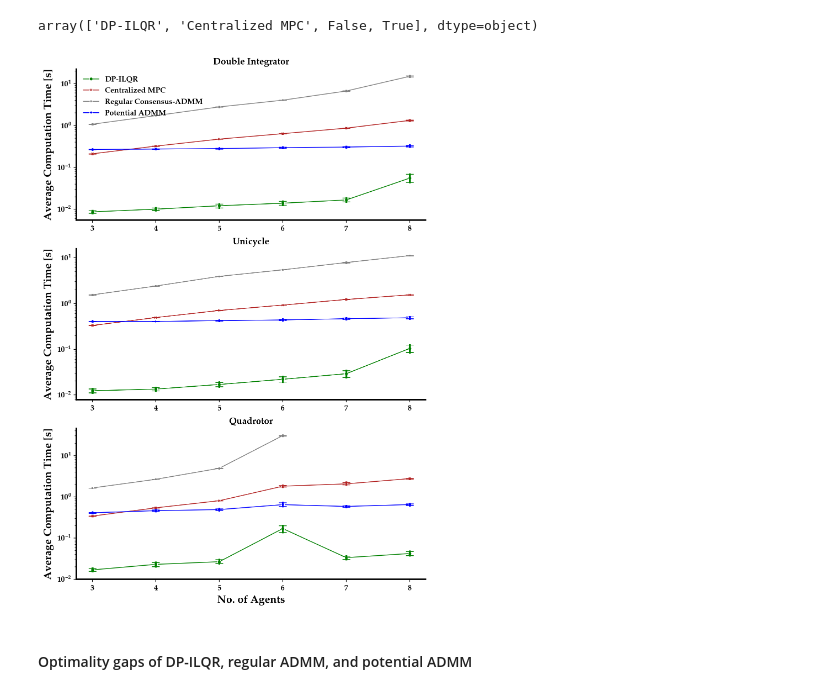
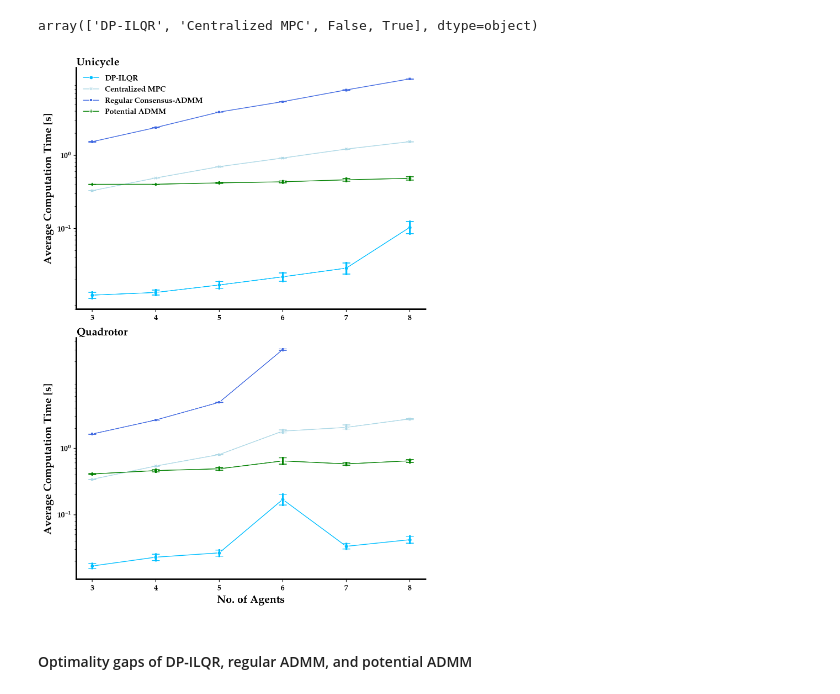
Before and after one commit to labicon/Potential-ADMM_code, a Jupyter notebook: distributed_ADMM/monte_carlo_analysis.ipynb, the cells around one changed output. Drawn from its saved outputs; the diff is of its cells as text; code cells hidden in the pictures.

Commit message:
fixed bugs in final data

```diff
--- a/distributed_ADMM/monte_carlo_analysis.ipynb
+++ b/distributed_ADMM/monte_carlo_analysis.ipynb
@@ -59,61 +59,61 @@ quadrotor_times = times_comparison.loc[times_comparison['dynamics']=='quadrotor'
 double_int_times = times_comparison.loc[times_comparison['dynamics']=='double_int']
 unicycle_times= times_comparison.loc[times_comparison['dynamics']=='unicycle']
 # %%
-fig, axes = plt.subplots(3, 1, figsize=(7, 10), dpi=200)
+fig, axes = plt.subplots(2, 1, figsize=(7, 10), dpi=200)
 err_kws = {'capsize': 5, 'capthick': 1, 'elinewidth': 2.5}
-
-# Plot data for Double Integrator
-sns.lineplot(data=double_int_times, x="n_agents", y="t_solve_avg", hue='SOVA_admm', lw=1, style='SOVA_admm',
-             dashes=False, markers=True, markersize=4.5, palette=["green", "firebrick", "grey", "blue"],
-             err_style='bars', err_kws=err_kws, ax=axes[0])
-axes[0].set_title('Double Integrator', fontname=font_family, fontsize=12, weight='bold')
-axes[0].set_yscale('log')  # Set y-axis to logarithmic scale
-axes[0].set_yticks([0.01, 0.1, 1, 10])  # Set specific y-tick locations
-axes[0].set_xlabel('')
+custom_palette = ["deepskyblue", "lightblue", "royalblue", "green"]
+# # Plot data for Double Integrator
+# sns.lineplot(data=double_int_times, x="n_agents", y="t_solve_avg", hue='SOVA_admm', lw=1, style='SOVA_admm',
+#              dashes=False, markers=True, markersize=4.5, palette=["green", "firebrick", "grey", "blue"],
+#              err_style='bars', err_kws=err_kws, ax=axes[0])
+# axes[0].set_title('Double Integrator', fontname=font_family, fontsize=12, weight='bold')
+# axes[0].set_yscale('log')  # Set y-axis to logarithmic scale
+# axes[0].set_yticks([0.1, 1, 10])  # Set specific y-tick locations
+# axes[0].set_xlabel('')
 # Plot data for Unicycle
 sns.lineplot(data=unicycle_times, x="n_agents", y="t_solve_avg", hue='SOVA_admm', lw=1, style='SOVA_admm',
-             dashes=False, markers=True, markersize=4.5, palette=["green", "firebrick", "grey", "blue"],
-             err_style='bars', err_kws=err_kws, ax=axes[1])
-axes[1].set_title('Unicycle', fontname=font_family, fontsize=12, weight='bold')
-axes[1].set_yscale('log')  # Set y-axis to logarithmic scale
-axes[1].set_yticks([0.01, 0.1, 1, 10])  # Set specific y-tick locations
-axes[1].set_xlabel('')
+             dashes=False, markers=True, markersize=5, palette=custom_palette,
+             err_style='bars', err_kws=err_kws, ax=axes[0])
+axes[0].set_title('Unicycle', fontname=font_family, fontsize=14, weight='bold',loc='left', pad=-15)
+axes[0].set_yscale('log')  # Set y-axis to logarithmic scale
+axes[0].set_yticks([0.1, 1])  # Set specific y-tick locations
+axes[0].set_xlabel('')
 # Plot data for Quadrotor
 sns.lineplot(data=quadrotor_times, x="n_agents", y="t_solve_avg", hue='SOVA_admm', lw=1, style='SOVA_admm',
-             dashes=False, markers=True, markersize=4.5, palette=["green", "firebrick", "grey", "blue"],
-             err_style='bars', err_kws=err_kws, ax=axes[2])
-axes[2].set_title('Quadrotor', fontname=font_family, fontsize=12, weight='bold')
-axes[2].set_yscale('log')  # Set y-axis to logarithmic scale
-axes[2].set_yticks([0.01, 0.1, 1, 10])  # Set specific y-tick locations
-axes[2].set_xticks([3, 4, 5, 6, 7, 8])
+             dashes=False, markers=True, markersize=5, palette=custom_palette,
+             err_style='bars', err_kws=err_kws, ax=axes[1])
+axes[1].set_title('Quadrotor', fontname=font_family, fontsize=14, weight='bold',loc='left', pad=-15)
+axes[1].set_yscale('log')  # Set y-axis to logarithmic scale
+axes[1].set_yticks([0.1, 1])  # Set specific y-tick locations
+axes[1].set_xticks([3, 4, 5, 6, 7, 8])
 # Customize plot appearance
 # Customize plot appearance
 font = FontProperties(family=font_family, weight='bold')
 for ax in axes:
     for axis in ['bottom', 'left']:
         ax.spines[axis].set_linewidth(2.0)
     ax.spines['top'].set_visible(False)
     ax.spines['right'].set_visible(False)
 
     ax.set_ylabel('Average Computation Time [s]', fontname=font_family, fontsize=14, weight='bold')
     ax.legend().set_visible(False)  # Remove legend for all sub-figures
 for ax in axes.flatten():
     ax.yaxis.get_offset_text().set_font_properties(font)
     labels = ax.get_xticklabels() + ax.get_yticklabels()
     [label.set_fontname(font_family) for label in labels]
     [label.set_fontweight('bold') for label in labels]
 
 # Add legend only to the first sub-figure
 axes[0].legend(labels=['DP-ILQR', 'Centralized MPC', 'Regular Consensus-ADMM', 'Potential ADMM'], frameon=False,
                prop={'family': font_family, 'weight': 'bold', 'size': 10})
 font = FontProperties(family=font_family, weight='bold')
 axes[-1].yaxis.get_offset_text().set_font_properties(font)
 axes[-1].set_xlabel('No. of Agents', fontname=font_family, fontsize=14, weight='bold')
 
 # Save the figure
 plt.savefig('results/avg_computation_times_comparison.png', bbox_inches='tight', dpi=300, facecolor=axes[0].get_facecolor())
 # %% [output]
-[figure, old version]
+[figure, new version]
 # %% [markdown]
 #### Optimality gaps of DP-ILQR, regular ADMM, and potential ADMM
 # %%
```
Also changed, not shown: parts of 6 cells of this notebook, 5 other files.
